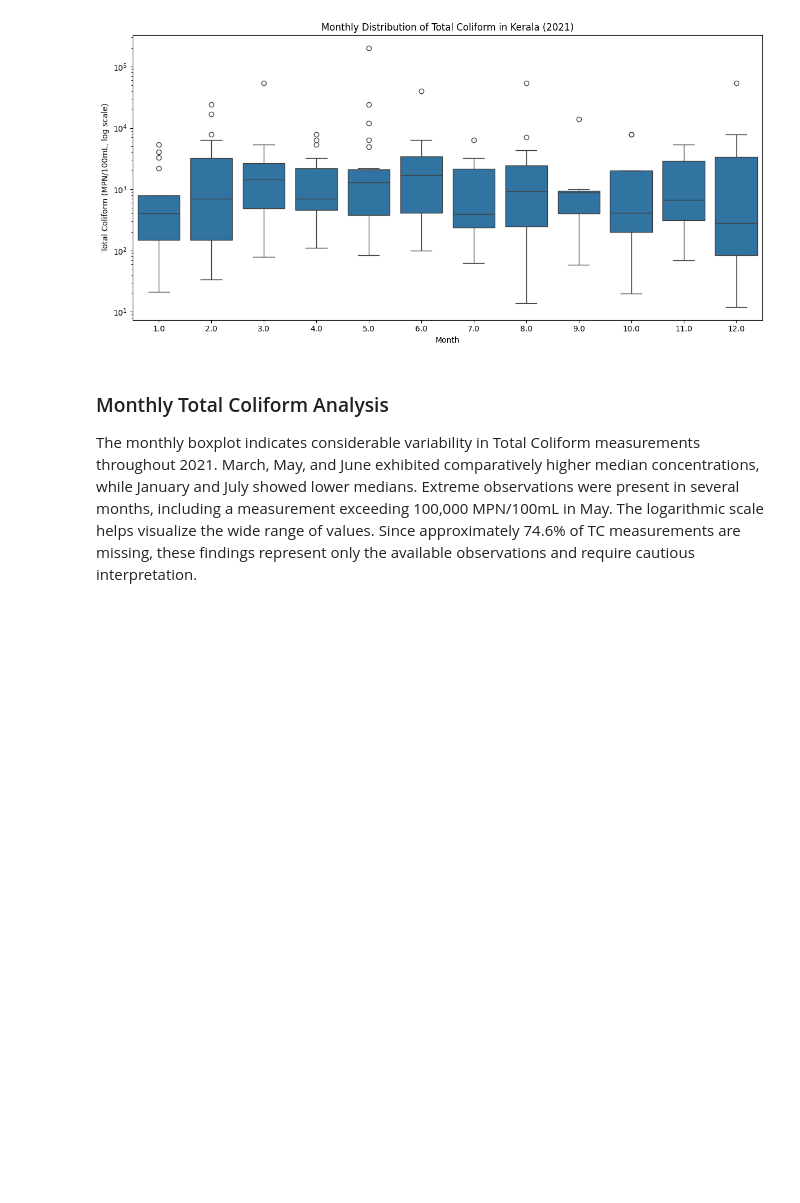
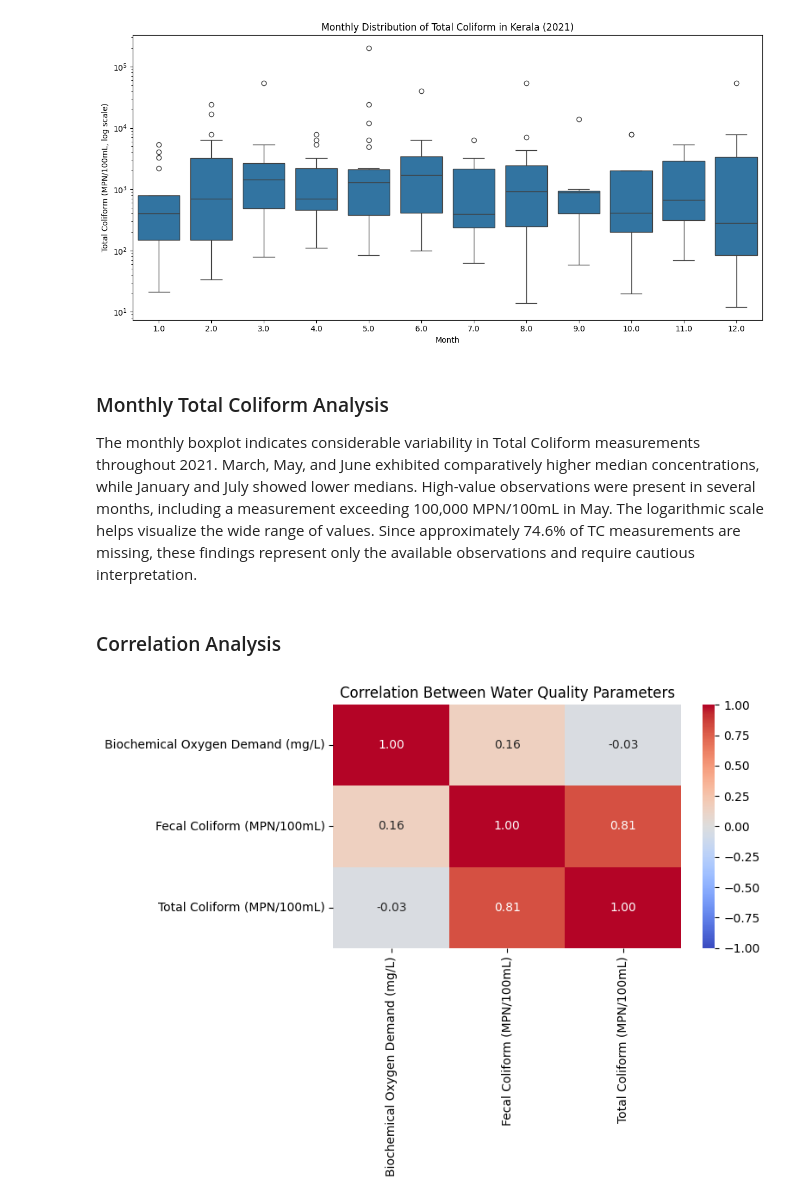
Before and after one commit to SanjanaPS502428/Water-Quality-Analysis, a Jupyter notebook: notebooks/02_water_quality_eda.ipynb, the cells around one changed output. Cells and saved outputs as stored; diff of their text form; code cells hidden in the pictures; blank space fills up the shorter version.

```diff
--- a/notebooks/02_water_quality_eda.ipynb
+++ b/notebooks/02_water_quality_eda.ipynb
@@ -643,4 +386,36 @@ plt.show()
 
 ### Monthly Total Coliform Analysis
 
-The monthly boxplot indicates considerable variability in Total Coliform measurements throughout 2021. March, May, and June exhibited comparatively higher median concentrations, while January and July showed lower medians. Extreme observations were present in several months, including a measurement exceeding 100,000 MPN/100mL in May. The logarithmic scale helps visualize the wide range of values. Since approximately 74.6% of TC measurements are missing, these findings represent only the available observations and require cautious interpretation.
+The monthly boxplot indicates considerable variability in Total Coliform measurements throughout 2021. March, May, and June exhibited comparatively higher median concentrations, while January and July showed lower medians. High-value observations were present in several months, including a measurement exceeding 100,000 MPN/100mL in May. The logarithmic scale helps visualize the wide range of values. Since approximately 74.6% of TC measurements are missing, these findings represent only the available observations and require cautious interpretation.
+# %% [markdown]
+### Correlation Analysis
+# %%
+import seaborn as sns
+import matplotlib.pyplot as plt
+
+correlation_data = df[
+    [
+        "Biochemical Oxygen Demand (mg/L)",
+        "Fecal Coliform (MPN/100mL)",
+        "Total Coliform (MPN/100mL)"
+    ]
+]
+
+correlation_matrix = correlation_data.corr()
+
+plt.figure(figsize=(8, 6))
+
+sns.heatmap(
+    correlation_matrix,
+    annot=True,
+    cmap="coolwarm",
+    fmt=".2f",
+    vmin=-1,
+    vmax=1
+)
+
+plt.title("Correlation Between Water Quality Parameters")
+plt.tight_layout()
+plt.show()
+# %% [output]
+[figure, added]
```
Also changed, not shown: parts of 38 cells of this notebook.
